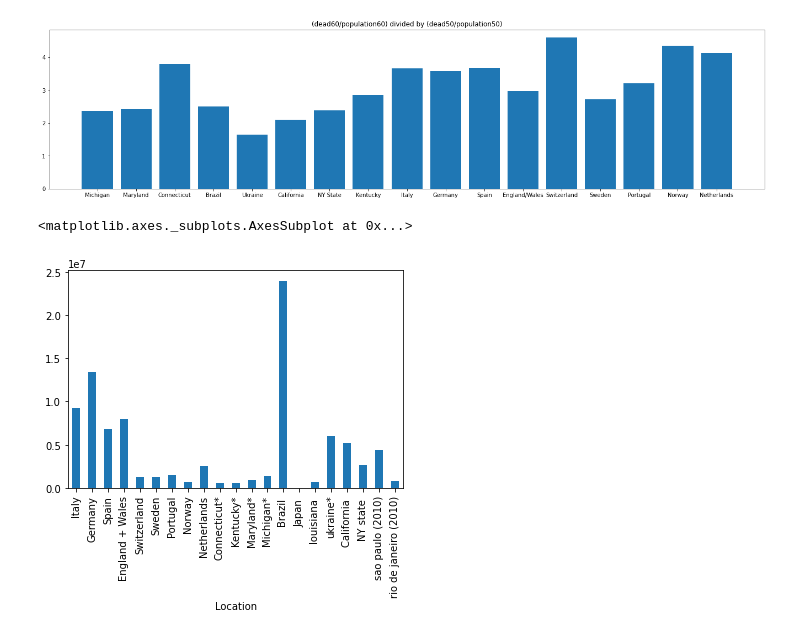
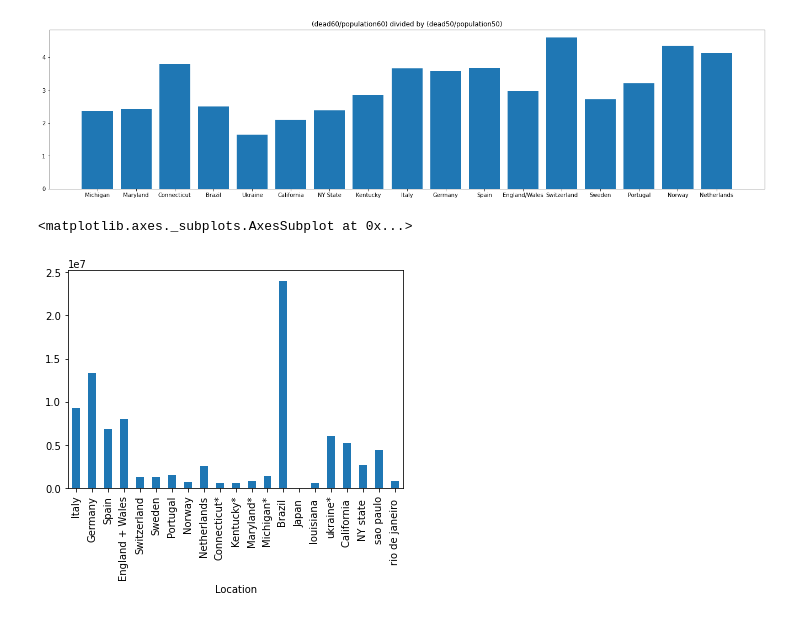
Before and after one commit to Ali-Kazmi/covid-visualizations, a Jupyter notebook: vis.ipynb, the cells around one changed output. Saved outputs shown, nothing was run; the diff lists cells and outputs as text; code cells hidden in the pictures.

```diff
--- a/vis.ipynb
+++ b/vis.ipynb
@@ -483,20 +483,20 @@ plt.show()
 # %%
 import pandas as pd
 import requests
 import io
-popurl="https://raw.githubusercontent.com/Ali-Kazmi/covid-visualizations/master/mega-population%20by%20age.xlsx"
+popurl="https://raw.githubusercontent.com/Ali-Kazmi/covid-visualizations/master/mega-population%20by%20age%20(2).xlsx"
 deathurl="https://raw.githubusercontent.com/Ali-Kazmi/covid-visualizations/master/mega-deaths%20by%20age.xlsx"
 #download = github_session.get(url).content
 
 # Reading the downloaded content and turning it into a pandas dataframe
 
 PopDF = pd.read_excel(popurl,index_col=0)
 DeathsDF=pd.read_excel(deathurl,index_col=0)
 # Printing out the first 5 rows of the dataframe
 
 #print (PopDF["50-59"])
 #print(DeathsDF["50-59"])
 PopDF["50-59"].plot.bar()
 # %% [output]
 <matplotlib.axes._subplots.AxesSubplot at 0x...>
-[figure, old version]
+[figure, new version]
```
Also changed, not shown: parts of 4 cells of this notebook.
